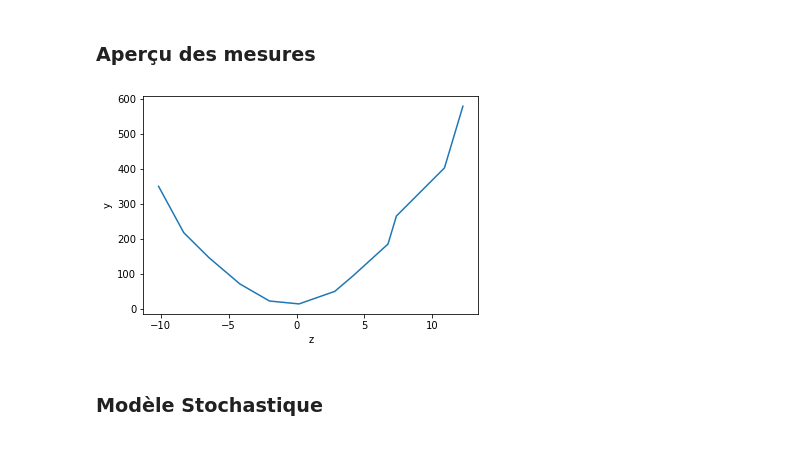
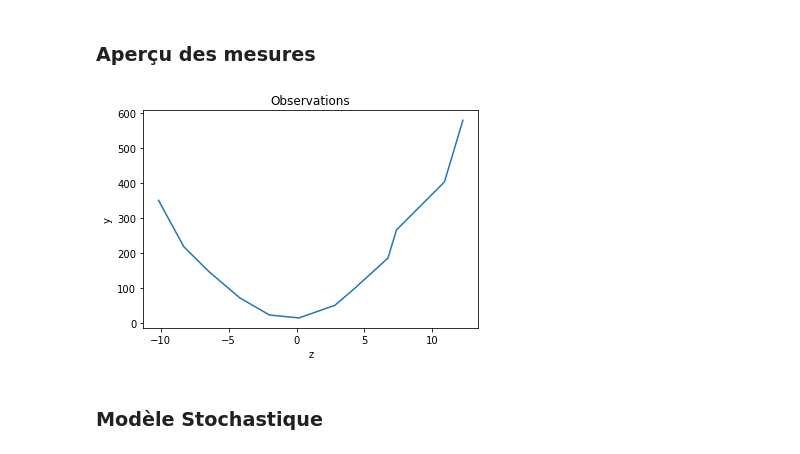
Before and after one commit to Stakhan/Cours_Estimation_Lineaire, a Jupyter notebook: DM2.ipynb, the cells around one changed output. Cells and saved outputs as stored; diff of their text form; code cells hidden in the pictures.

```diff
--- a/DM2.ipynb
+++ b/DM2.ipynb
@@ -40,13 +40,14 @@ sigma_y = 0.6
 # %%
 import matplotlib.pyplot as plt
 
 fig = plt.figure()
 plt.plot(z,y)
+plt.title("Observations")
 plt.xlabel('z')
 plt.ylabel('y')
 plt.show()
 # %% [output]
-[figure, old version]
+[figure, new version]
 # %% [markdown]
 ### Modèle Stochastique
 # %%
```
Also changed, not shown: parts of 25 cells of this notebook.
